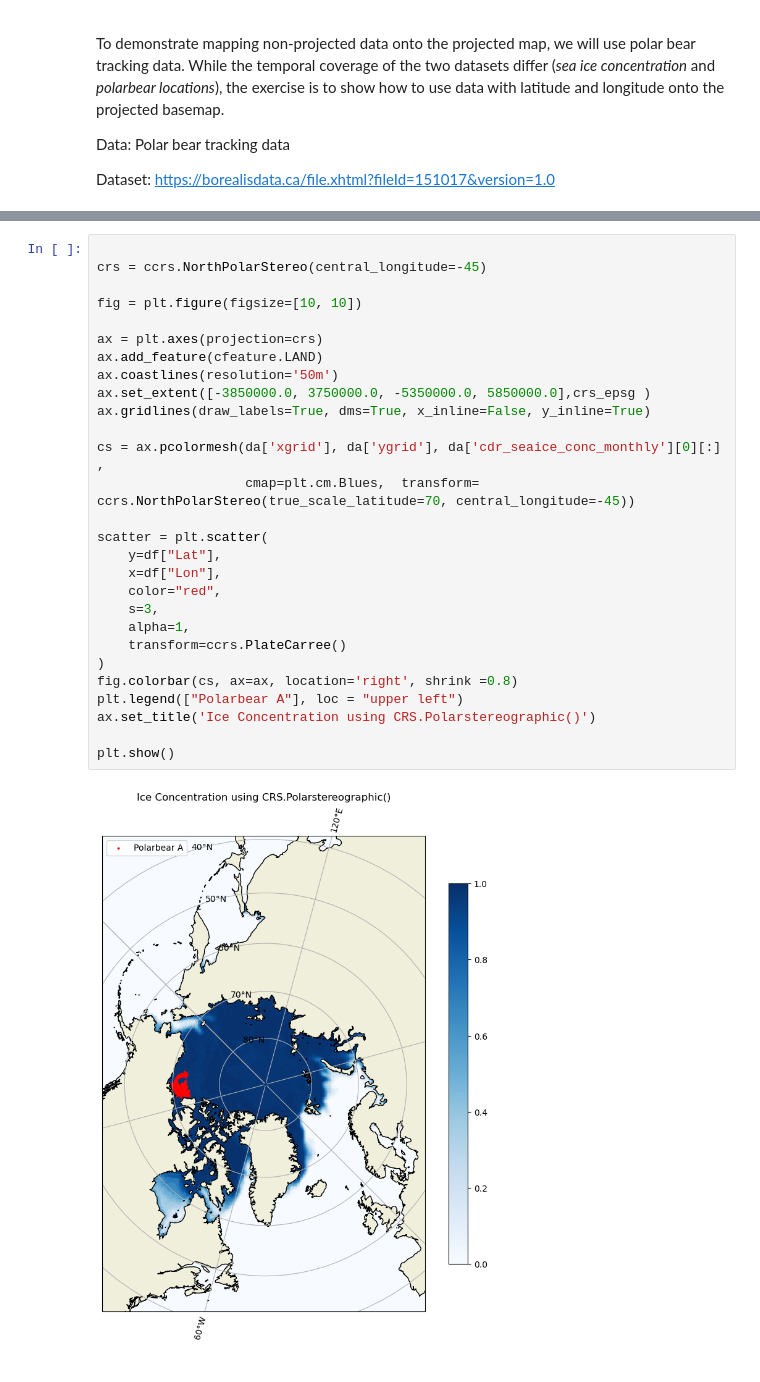
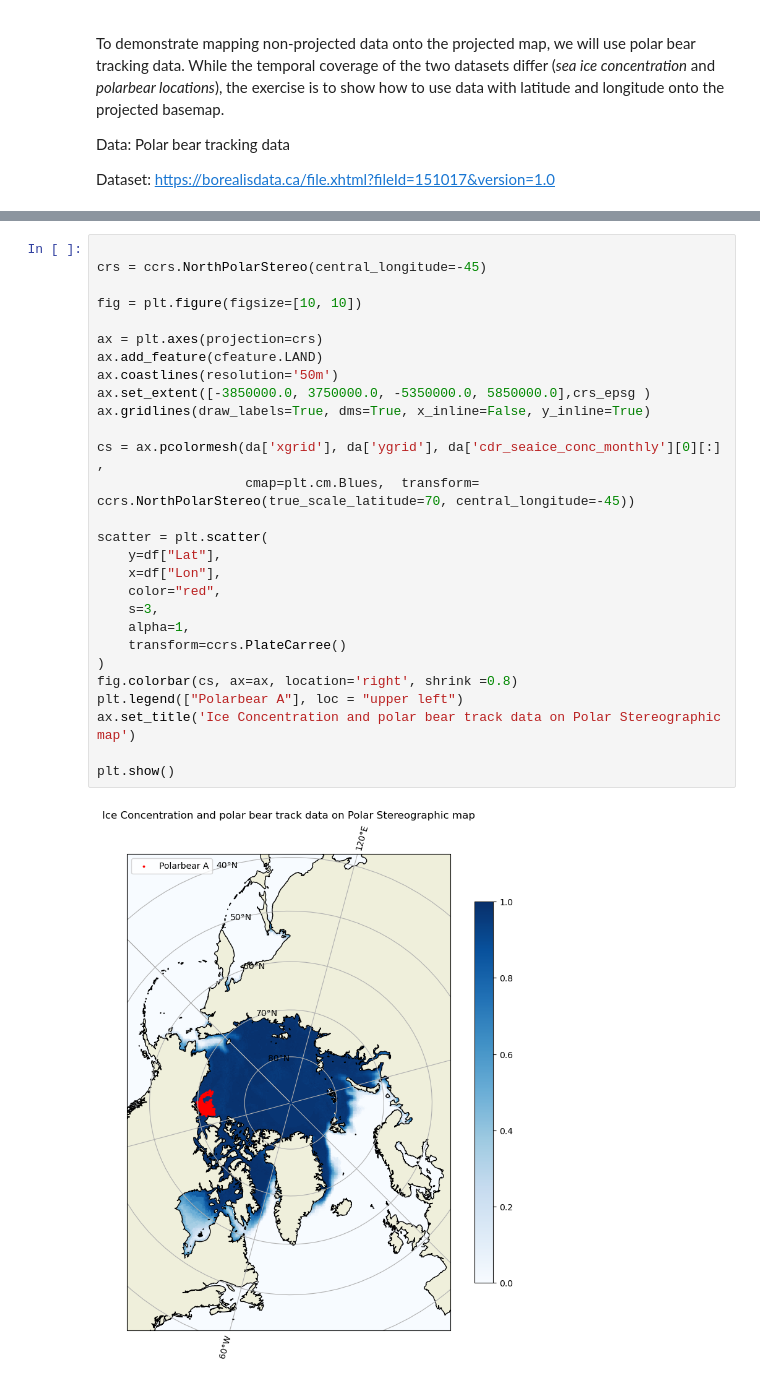
Before and after one commit to polarwatch/code-gallery, a Jupyter notebook: mapping-with-different-projections/mapping-with-different-projections.ipynb, the cells around one changed output, grey strips where cells are left out. Drawn from its saved outputs; the diff is of its cells as text.

```diff
--- a/mapping-with-different-projections/mapping-with-different-projections.ipynb
+++ b/mapping-with-different-projections/mapping-with-different-projections.ipynb
@@ -176,30 +197,30 @@ plt.show()
 # %%
 
 crs = ccrs.NorthPolarStereo(central_longitude=-45)
 
 fig = plt.figure(figsize=[10, 10])
 
 ax = plt.axes(projection=crs)
 ax.add_feature(cfeature.LAND)
 ax.coastlines(resolution='50m')
 ax.set_extent([-3850000.0, 3750000.0, -5350000.0, 5850000.0],crs_epsg )
 ax.gridlines(draw_labels=True, dms=True, x_inline=False, y_inline=True)
 
 cs = ax.pcolormesh(da['xgrid'], da['ygrid'], da['cdr_seaice_conc_monthly'][0][:] ,
                    cmap=plt.cm.Blues,  transform= ccrs.NorthPolarStereo(true_scale_latitude=70, central_longitude=-45))
 
 scatter = plt.scatter(
     y=df["Lat"],
     x=df["Lon"],
     color="red",
     s=3,
     alpha=1,
     transform=ccrs.PlateCarree()
 )
 fig.colorbar(cs, ax=ax, location='right', shrink =0.8)
 plt.legend(["Polarbear A"], loc = "upper left")
-ax.set_title('Ice Concentration using CRS.Polarstereographic()')
+ax.set_title('Ice Concentration and polar bear track data on Polar Stereographic map')
 
 plt.show()
 # %% [output]
-[figure, old version]
+[figure, new version]
```
Also changed, not shown: parts of 4 cells of this notebook, 1 other file.
